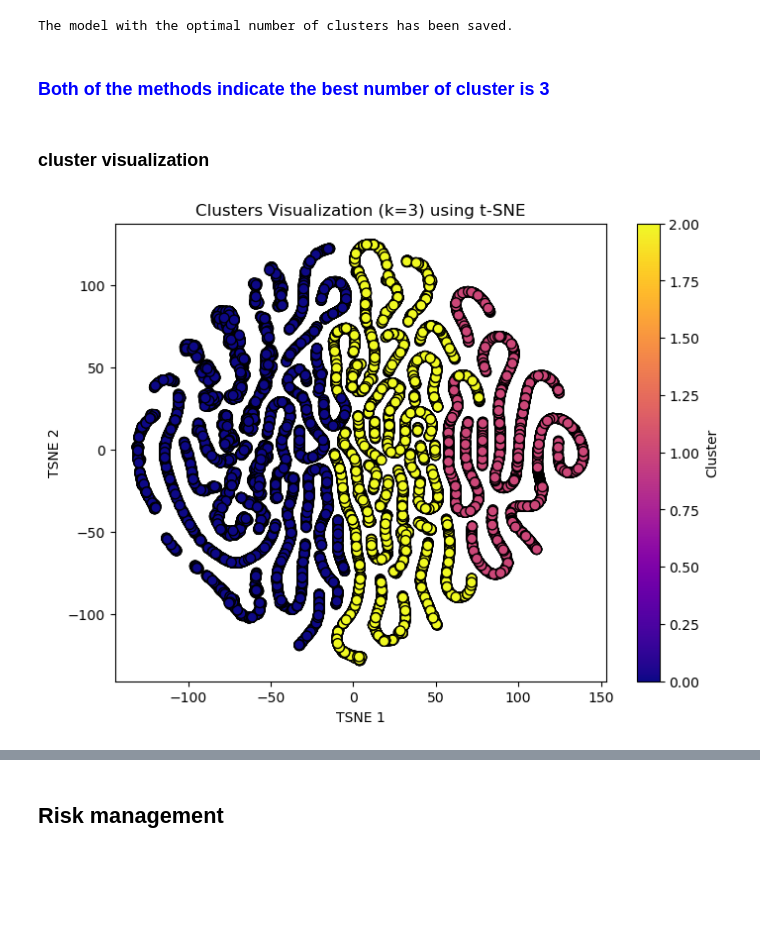
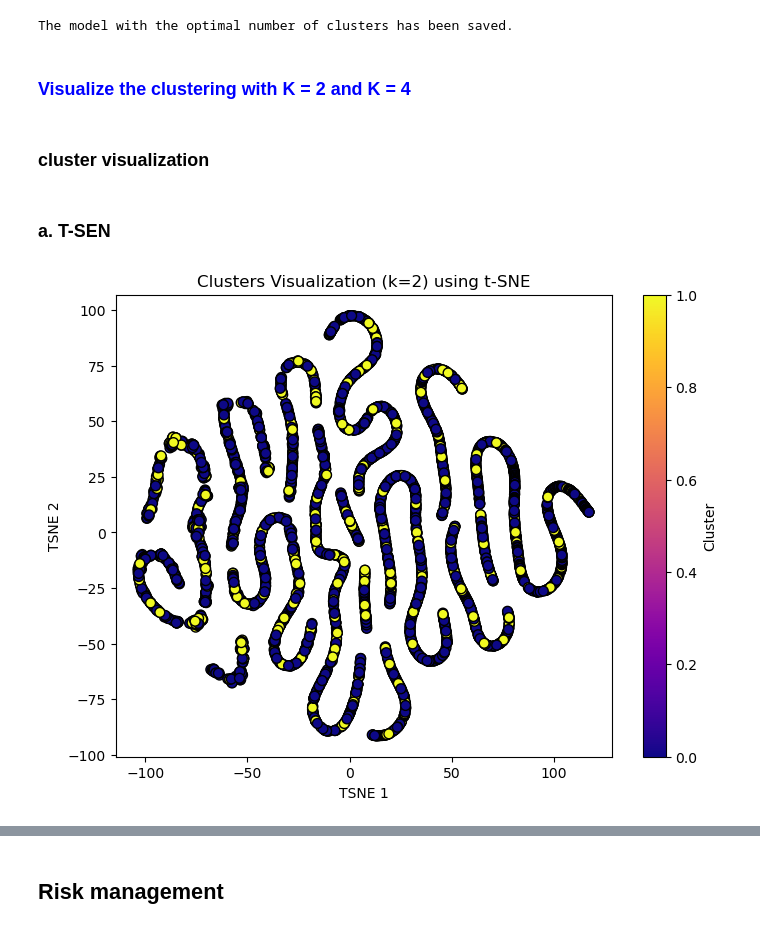
Before and after one commit to zhiyuwang0911/AIS_project, a Jupyter notebook: Zhiyu/Playground_Risk_Trustworthy_HCI.ipynb, the cells around one changed output, grey strips where cells are left out. Saved outputs shown, nothing was run; the diff lists cells and outputs as text; code cells hidden in the pictures; blank space fills up the shorter version.

Commit message:
updated dataset

```diff
--- a/Zhiyu/Playground_Risk_Trustworthy_HCI.ipynb
+++ b/Zhiyu/Playground_Risk_Trustworthy_HCI.ipynb
@@ -236 +210,7 @@ All Levels      5558
 Name: count, dtype: int64
+# %%
+# To reduce the clustering runtime for the showcase, I will randomly select 5000 datapoint the dataset after processing.
+df_sampled = df_basic.sample(n=10000, random_state=42)
+
+# Display the sampled DataFrame
+print(df_sampled)
@@ -261,11 +259,11 @@ from sklearn.metrics.pairwise import cosine_similarity
 import pandas as pd
 
 # Step 1: Preprocess titles (convert to lowercase)
-df_basic['processed_title'] = df_basic['title'].str.lower()
+df_sampled['processed_title'] = df_sampled['title'].str.lower()
 
 # Step 2: Apply TfidfVectorizer to convert text to numerical form
 vectorizer = TfidfVectorizer(stop_words='english')
-X = vectorizer.fit_transform(df_basic['processed_title'])
+X = vectorizer.fit_transform(df_sampled['processed_title'])
 
 # Step 3: Calculate cosine similarity matrix
 cosine_sim = cosine_similarity(X, X)
@@ -284,9 +282,9 @@ for i in range(len(cosine_sim)):
         unique_ids.append(i)
 
 # Add unique_ids as a column to the dataframe
-df_basic['unique_title'] = unique_ids
+df_sampled['unique_title'] = unique_ids
 
 # Show the dataframe
-print(df_basic[['title', 'unique_title']])
+print(df_sampled[['title', 'unique_title']])
 # %% [output]
                                                    title  unique_title
@@ -328,8 +326,8 @@ from sklearn.preprocessing import LabelEncoder
 le = LabelEncoder()
 
 # Apply label encoding to the columns
-df_basic['level_encoded'] = le.fit_transform(df_basic['level'])
-df_basic['language_encoded'] = le.fit_transform(df_basic['language'])
-df_basic['crediteligibility_encoded'] = le.fit_transform(df_basic['crediteligibility'])
-df_basic
+df_sampled['level_encoded'] = le.fit_transform(df_sampled['level'])
+df_sampled['language_encoded'] = le.fit_transform(df_sampled['language'])
+df_sampled['crediteligibility_encoded'] = le.fit_transform(df_sampled['crediteligibility'])
+df_sampled
 # %% [output]
@@ -349,7 +347,7 @@ df_basic
 # %%
 # selected enumerated column for model training
 columns_train = ['unique_title', 'level_encoded','language_encoded','crediteligibility_encoded']
-df_train = pd.concat([df_basic[col] for col in columns_train], axis=1)
+df_train = pd.concat([df_sampled[col] for col in columns_train], axis=1)
 df_train
 # %% [output]
 |  | unique_title | level_encoded | language_encoded | crediteligibility_encoded |
@@ -453,32 +451,34 @@ joblib.dump(kmeans_final, 'kmeans_optimal_basic.pkl')  # Save to file
 print("The model with the optimal number of clusters has been saved.")
 # %% [output]
 The model with the optimal number of clusters has been saved.
-# %% [markdown]
-### <span style="color:blue">Both of the methods indicate the best number of cluster is 3</span>
+# %% [markdown]
+### <span style="color:blue">Visualize the clustering with K = 2 and K = 4 </span>
 # %% [markdown]
 ### cluster visualization
+# %% [markdown]
+### a. T-SEN
 # %%
 from sklearn.manifold import TSNE
 
 X = df_train
-kmeans = KMeans(n_clusters=3, random_state=42)
+kmeans = KMeans(n_clusters=2, random_state=42)
 df_train['cluster'] = kmeans.fit_predict(X)
 # Apply t-SNE for better visualization of high-dimensional data
 tsne = TSNE(n_components=2, random_state=42)
 X_tsne = tsne.fit_transform(X)
 
 # Create a DataFrame for the t-SNE results
 df_tsne = pd.DataFrame(X_tsne, columns=['TSNE1', 'TSNE2'])
 df_tsne['cluster'] = df_train['cluster']
 
 # Plotting
 plt.figure(figsize=(8, 6))
 plt.scatter(df_tsne['TSNE1'], df_tsne['TSNE2'], c=df_tsne['cluster'], cmap='plasma', edgecolor='k', s=50)
-plt.title('Clusters Visualization (k=3) using t-SNE')
+plt.title('Clusters Visualization (k=2) using t-SNE')
 plt.xlabel('TSNE 1')
 plt.ylabel('TSNE 2')
 plt.colorbar(label='Cluster')
 plt.savefig('Kmeans_TSNE.pdf')
 plt.show()
 # %% [output]
-[figure, old version]
+[figure, new version]
```
Also changed, not shown: parts of 25 cells of this notebook.
